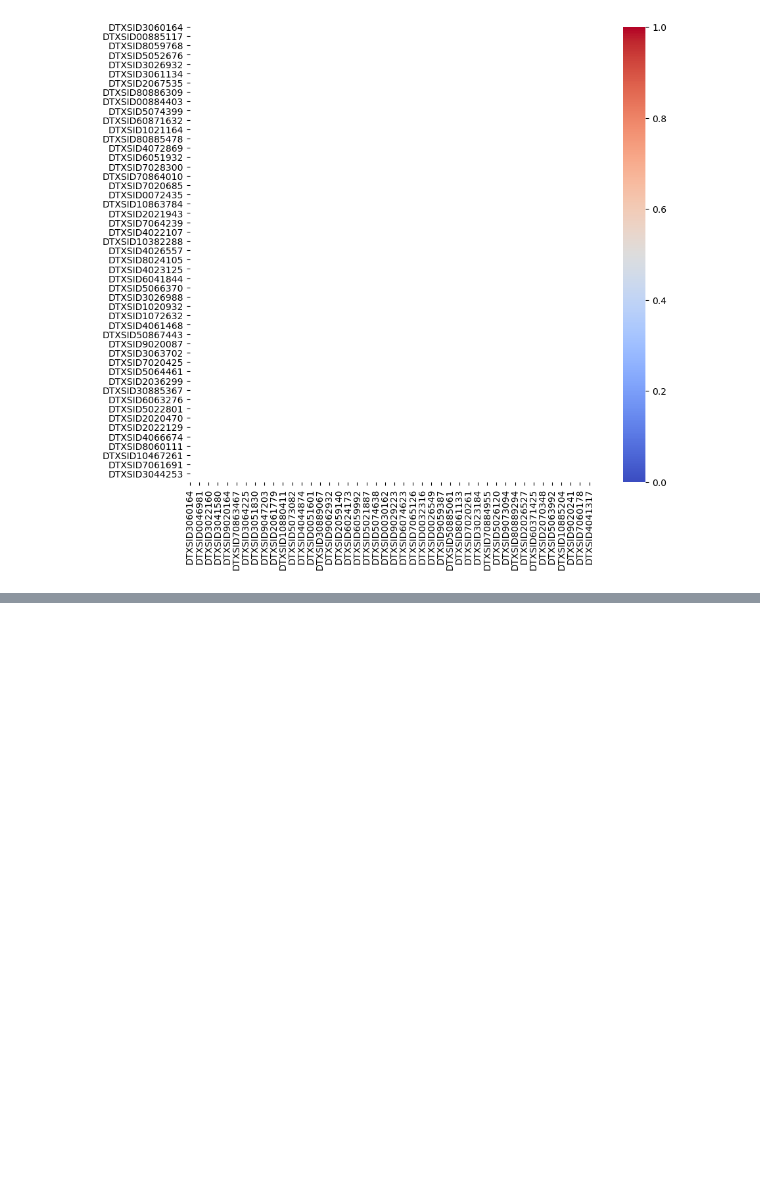
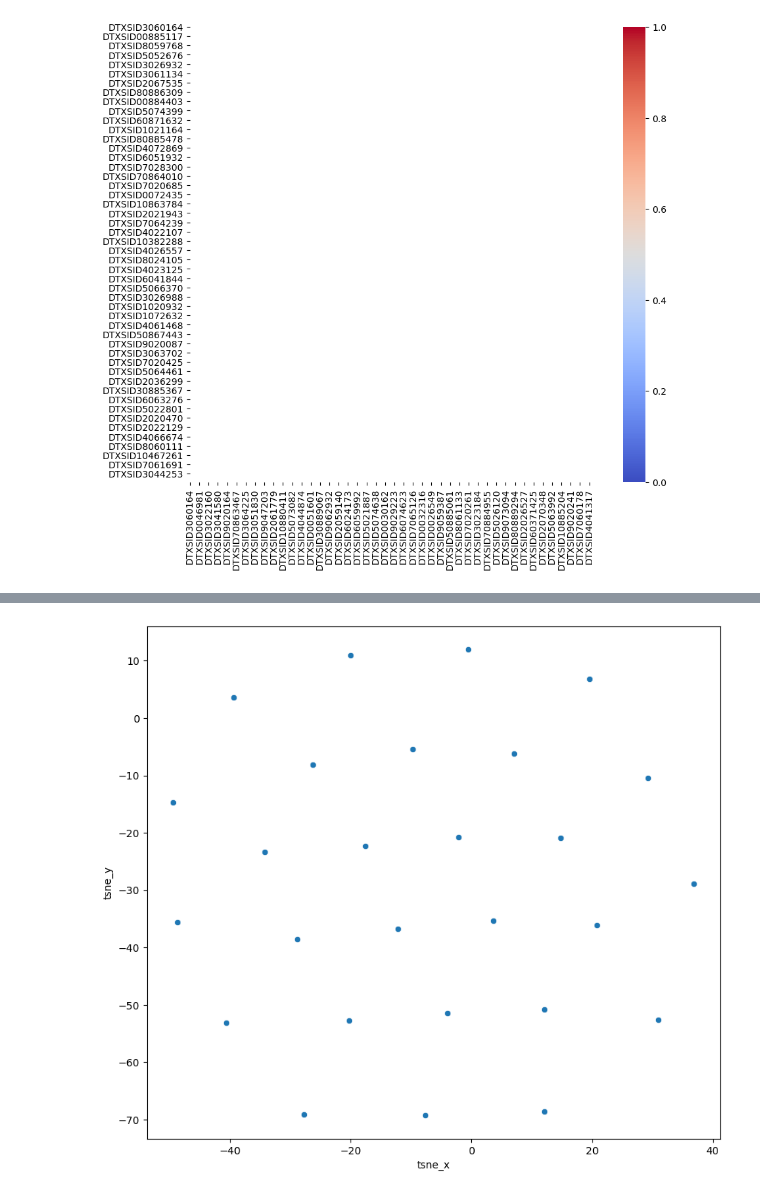
Before and after one commit to patlewig/tsca_categories, a Jupyter notebook: notebooks/14_QSAR2023_poster.ipynb, the cells around one changed output, grey strips where cells are left out. Drawn from its saved outputs; the diff is of its cells as text; code cells hidden in the pictures; blank space fills up the shorter version.

```diff
--- a/notebooks/14_QSAR2023_poster.ipynb
+++ b/notebooks/14_QSAR2023_poster.ipynb
@@ -364,0 +443,4 @@ S_react.to_csv(interim_dir+'Derek_Sim.csv')
+# %%
+results = {}
+for i, group in derek1.groupby('group_str'):
+    results[i] = group
@@ -364,0 +457,19 @@ S_react.to_csv(interim_dir+'Derek_Sim.csv')
+# %%
+dists = {}
+for k, v in results.items():
+    dists[k] = distance_matrix(v.iloc[:,:-2])
+# %%
+def tsne_plots(a, label = None):
+    summary = {}
+    summary['label'] = label
+    model = TSNE(learning_rate = 200, random_state = 42)
+    tsne_features = model.fit_transform(a[label].iloc[:,:-2])
+    tsne_features = pd.DataFrame(tsne_features, index = a[label].index, columns = ['tsne_x', 'tsne_y'])
+    tsne_df = pd.concat([tsne_features, a[label].iloc[:,-1:]], axis = 1)
+    summary['tsne'] = tsne_df
+    return summary
+# %%
+tsne_lst = []
+for k,v in results.items():
+    if v.shape[0] > 1:
+        tsne_lst.append(tsne_plots(results, label = k))
@@ -364,0 +498,15 @@ S_react.to_csv(interim_dir+'Derek_Sim.csv')
+# %%
+fig, ax = plt.subplots(figsize = (10,9))
+
+#colors = {1:'red', 0 : 'blue'}
+
+#grouped = tsne_df.groupby('Source')
+#for key, group in grouped:
+#    group.plot(ax=ax, kind='scatter', x='tsne_x', y='tsne_y', alpha = alphas[0], label=key, color=colors[key])
+#ax = sns.kdeplot(x="tsne_x", y="tsne_y", fill = True,
+#                    data=tsne_lst[159]['tsne'])
+#hue = 'final_picks',
+ax = sns.scatterplot(x="tsne_x", y="tsne_y",
+                     data=tsne_lst[159]['tsne'])
+# %% [output]
+[figure, added]
```
Also changed, not shown: parts of 33 cells of this notebook, 5 other files.
